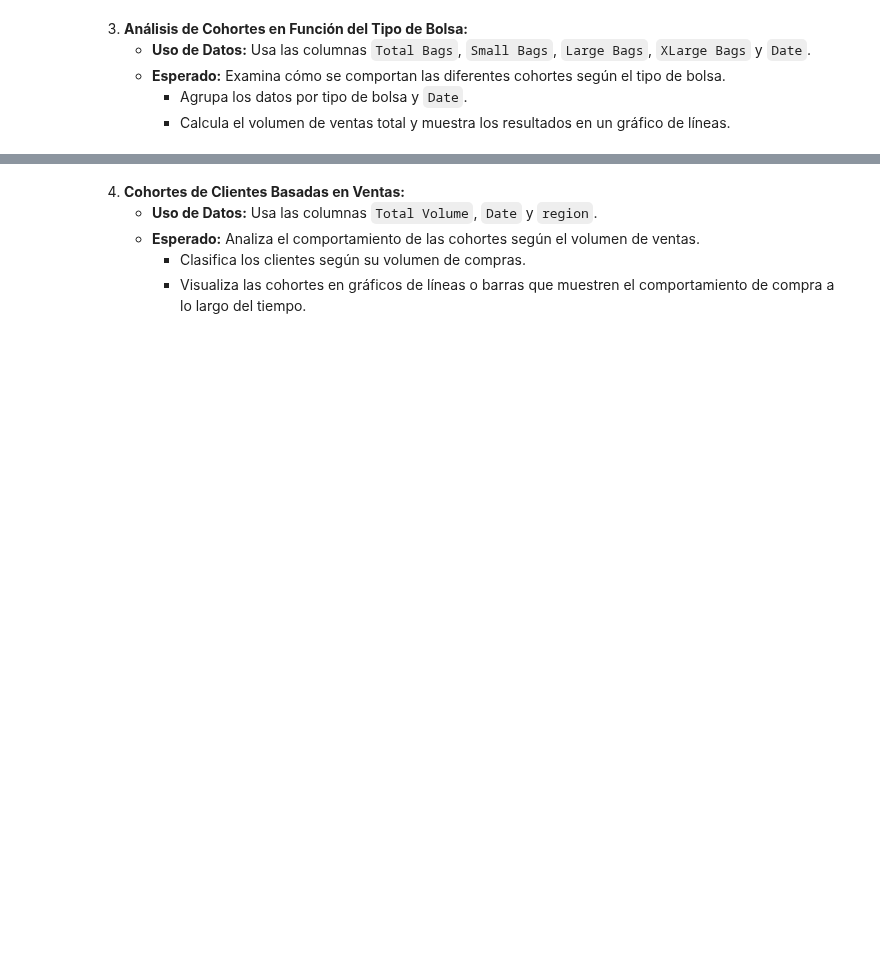
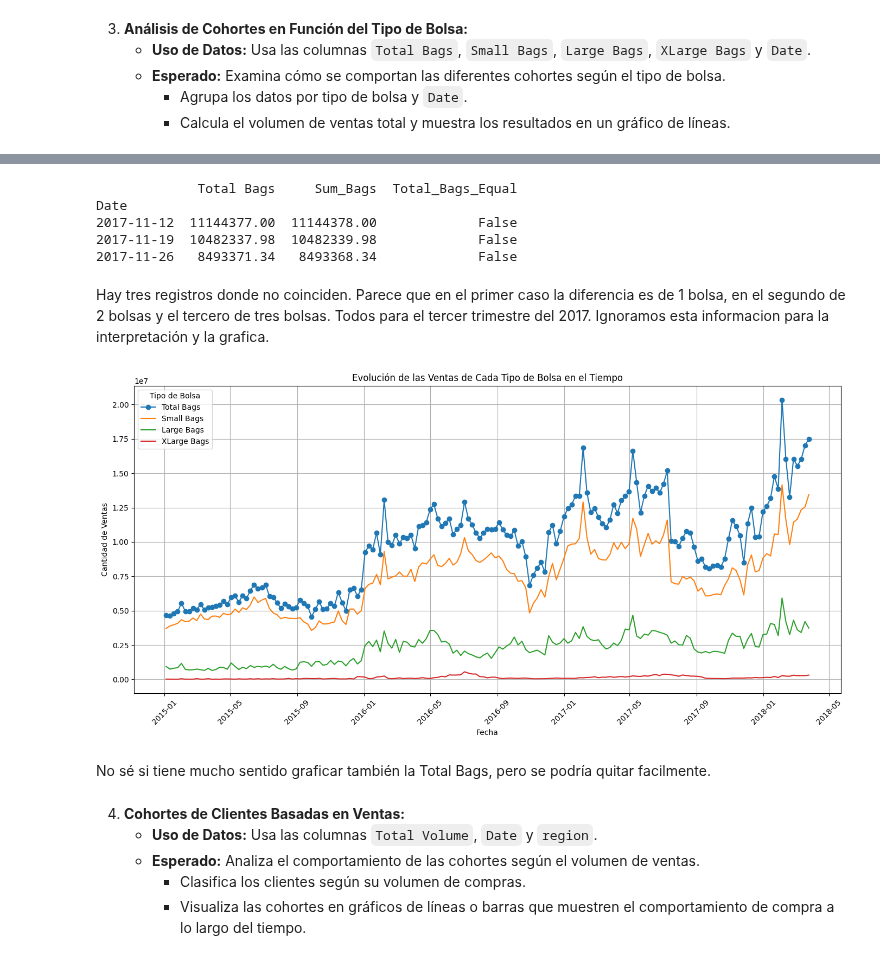
Before and after one commit to albagd77/MAGic-Avocado-TP1, a Jupyter notebook: 04_analisis_cohortes.ipynb, the cells around one changed output, grey strips where cells are left out. Cells and saved outputs as stored; diff of their text form; code cells hidden in the pictures; blank space fills up the shorter version.

```diff
--- a/04_analisis_cohortes.ipynb
+++ b/04_analisis_cohortes.ipynb
@@ -177,3 +180,13 @@ plt.legend(title='Total Volume por Trimestres', loc='upper left', bbox_to_anchor
    - **Esperado:** Examina cómo se comportan las diferentes cohortes según el tipo de bolsa.
      - Agrupa los datos por tipo de bolsa y `Date`.
      - Calcula el volumen de ventas total y muestra los resultados en un gráfico de líneas.
+# %%
+#Cogemos las columnas que necesitaremos
+cols_cohorte_bags=greater_regions[['Total Bags', 'Small Bags', 'Large Bags', 'XLarge Bags','Date']]
+
+# Agrupamos por 'Date' y calculamos la suma de cada tipo de bolsa
+agrup_bags = cols_cohorte_bags.groupby('Date').sum()
+
+agg_bags=agrup_bags.copy()
+
+agrup_bags.head()
@@ -180,3 +201,59 @@ plt.legend(title='Total Volume por Trimestres', loc='upper left', bbox_to_anchor
+# %%
+# Aseguramos que los tipos de datos sean float
+agg_bags['Total Bags'] = agg_bags['Total Bags'].astype(float)
+agg_bags['Small Bags'] = agg_bags['Small Bags'].astype(float)
+agg_bags['Large Bags'] = agg_bags['Large Bags'].astype(float)
+agg_bags['XLarge Bags'] = agg_bags['XLarge Bags'].astype(float)
+
+
+#Vamos a calcular la suma de los tres tipos de bolsa a ver si coinciden con el total bags
+agg_bags['Sum_Bags'] = agg_bags['Small Bags'] + agg_bags['Large Bags'] + agg_bags['XLarge Bags']
+
+
+# Verificamos si la suma coincide con 'Total Bags' redondeando a 2 decimales que es la info q tenemos
+agg_bags['Total_Bags_Equal'] = round(agg_bags['Sum_Bags'], 2) == round(agg_bags['Total Bags'], 2)
+
+# Filtramos para mostrar solo las filas donde la verificación es False
+discrepancies = agg_bags[agg_bags['Total_Bags_Equal'] == False]
+
+# Mostrar el DataFrame con discrepancias
+print(discrepancies[['Total Bags', 'Sum_Bags', 'Total_Bags_Equal']])
+# %% [output]
+             Total Bags     Sum_Bags  Total_Bags_Equal
+Date
+2017-11-12  11144377.00  11144378.00             False
+2017-11-19  10482337.98  10482339.98             False
+2017-11-26   8493371.34   8493368.34             False
+# %% [markdown]
+Hay tres registros donde no coinciden.
+Parece que en el primer caso la diferencia es de 1 bolsa, en el segundo de 2 bolsas y el tercero de tres bolsas. Todos para el tercer trimestre del 2017.
+Ignoramos esta informacion para la interpretación y la grafica.
+# %%
+#Vamos a graficar la evolución de la venta por tipo de bolsa a lo largo del tiempo (el enunciado no sé a qué se refiere con total de ventas...)
+# Suponiendo que 'agrup_bags' ya contiene los datos agrupados y sumados por 'Date'
+plt.figure(figsize=(14, 7))
+
+# Graficar cada tipo de bolsa
+plt.plot(agrup_bags.index, agrup_bags['Total Bags'], label='Total Bags', marker='o')
+plt.plot(agrup_bags.index, agrup_bags['Small Bags'], label='Small Bags')
+plt.plot(agrup_bags.index, agrup_bags['Large Bags'], label='Large Bags')
+plt.plot(agrup_bags.index, agrup_bags['XLarge Bags'], label='XLarge Bags')
+
+# Configuración de la gráfica
+plt.title('Evolución de las Ventas de Cada Tipo de Bolsa en el Tiempo')
+plt.xlabel('Fecha')
+plt.ylabel('Cantidad de Ventas')
+plt.xticks(rotation=45)  # Rotar etiquetas del eje X
+plt.legend(title='Tipo de Bolsa')
+plt.grid()
+
+# Mostrar la gráfica
+plt.tight_layout()
+plt.show()
+# %% [output]
+[figure, added]
+# %% [markdown]
+No sé si tiene mucho sentido graficar también la Total Bags, pero se podría quitar facilmente.
 # %% [markdown]
 4. **Cohortes de Clientes Basadas en Ventas:**
    - **Uso de Datos:** Usa las columnas `Total Volume`, `Date` y `region`.
```
Also changed, not shown: parts of 12 cells of this notebook.
